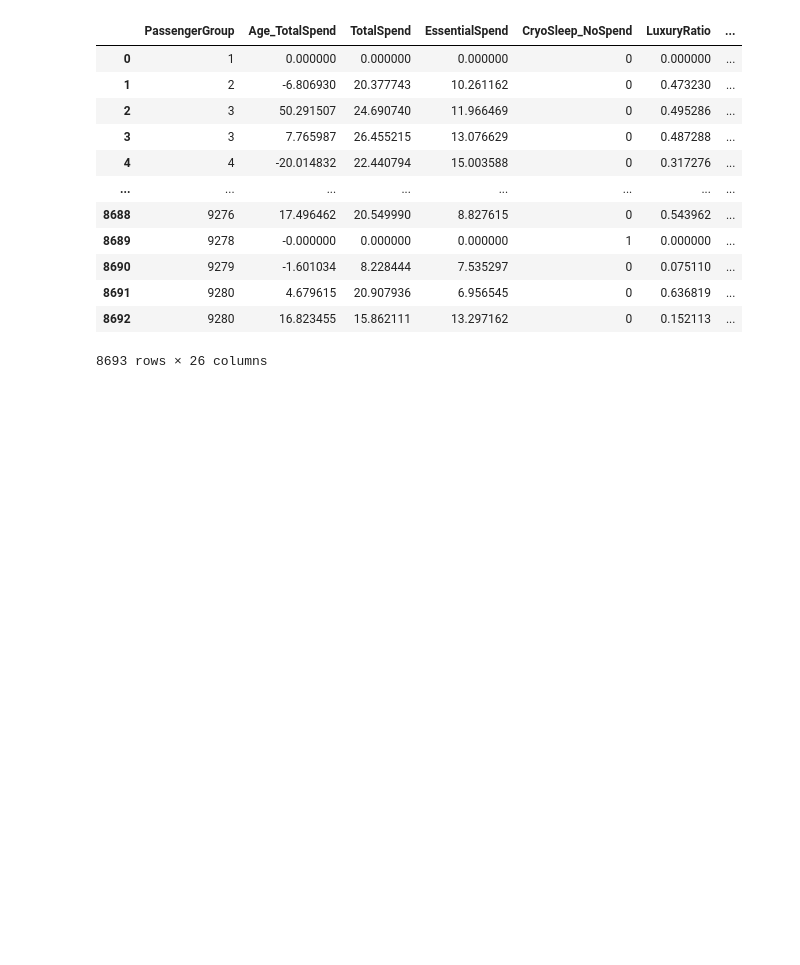
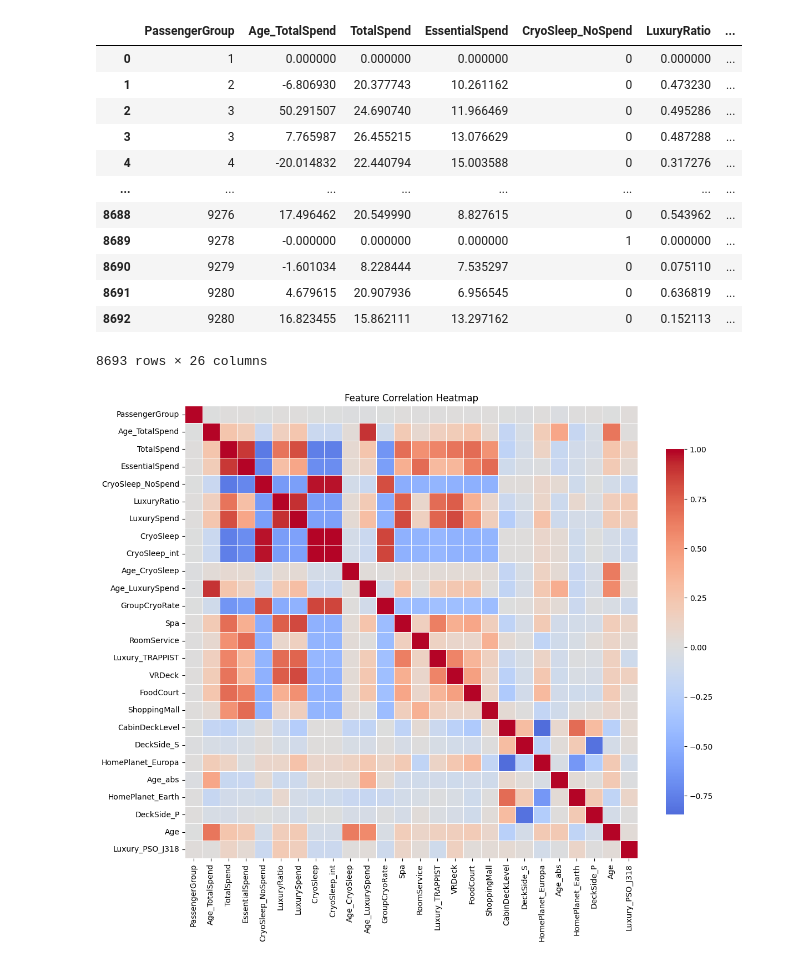
Before and after one commit to smc8501/spaceship-titanic, a Jupyter notebook: spaceship-titanic-notebook.ipynb, the cells around one changed output. Cells and saved outputs as stored; diff of their text form; code cells hidden in the pictures; blank space fills up the shorter version.

```diff
--- a/spaceship-titanic-notebook.ipynb
+++ b/spaceship-titanic-notebook.ipynb
@@ -163,9 +163,10 @@ def transform_features(data):
     data["Age_quantile"] = pd.qcut(
         data["Age"], q=5, labels=False, duplicates="drop"
     )
+    data.set_index(data["PassengerId"])
 
     # Drop unused columns
-    drop_cols = ["Cabin_num", "Cabin_deck", "PassengerId"]
+    drop_cols = ["Cabin_num", "Cabin_deck"]
     data.drop(columns=drop_cols, inplace=True)
 
     return data
@@ -337,4 +369,6 @@ def plot_corr_heatmap(data, figsize=(12,10)):
     plt.tight_layout()
     plt.show()
 # %%
-plot_corr_heatmap(X_reduced)
+plot_corr_heatmap(X_new)
+# %% [output]
+[figure, added]
```
Also changed, not shown: parts of 10 cells of this notebook, 1 other file.
